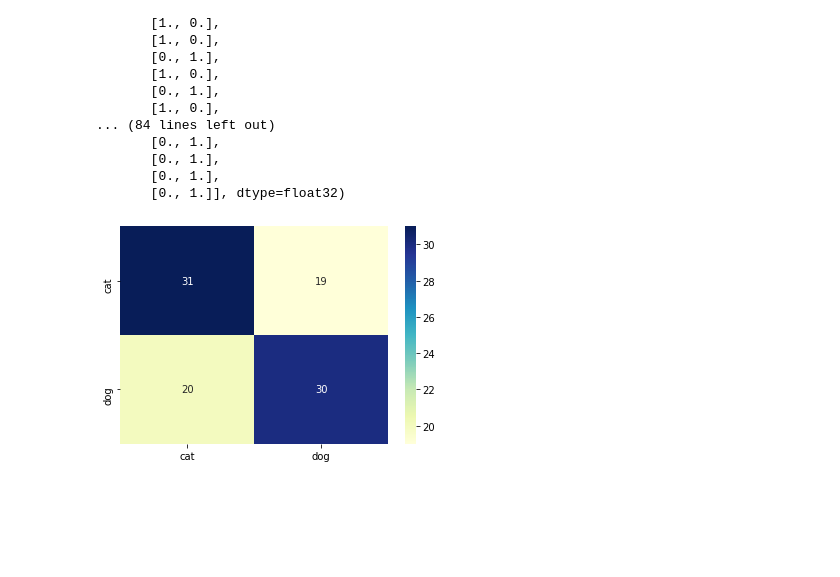
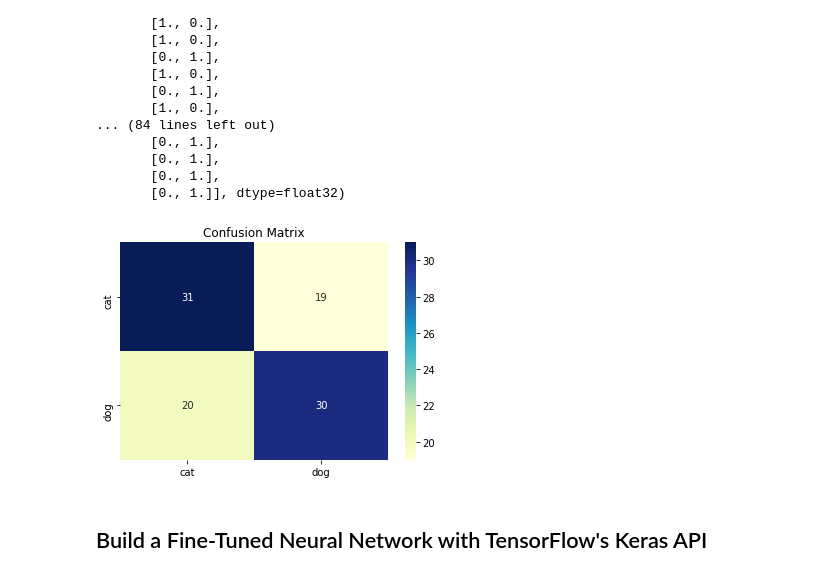
Before and after one commit to rNLKJA/legendary-succotash, a Jupyter notebook: Keras beginner tutorial/Keras with TensorFlow Course - Python Deep Learning and Neural Networks for Beginners.ipynb, the cells around one changed output. Saved outputs shown, nothing was run; the diff lists cells and outputs as text; code cells hidden in the pictures; blank space fills up the shorter version.

```diff
--- a/Keras beginner tutorial/Keras with TensorFlow Course - Python Deep Learning and Neural Networks for Beginners.ipynb
+++ b/Keras beginner tutorial/Keras with TensorFlow Course - Python Deep Learning and Neural Networks for Beginners.ipynb
@@ -702,13 +702,17 @@ cm = confusion_matrix(y_true=test_batches.classes, y_pred=np.argmax(predictions,
 # %%
 import seaborn as sns
 
 # plot the matrix use searborn heatmap
 cm_plot_labels = ['cat', 'dog']
 
 sns.heatmap(data=cm, cmap='YlGnBu',
             xticklabels=cm_plot_labels,
             yticklabels=cm_plot_labels,
             annot=True)
+
+plt.title('Confusion Matrix')
 plt.show()
 # %% [output]
-[figure, old version]
+[figure, new version]
+# %% [markdown]
+## Build a Fine-Tuned Neural Network with TensorFlow's Keras API
```
Also changed, not shown: parts of 5 cells of this notebook.
